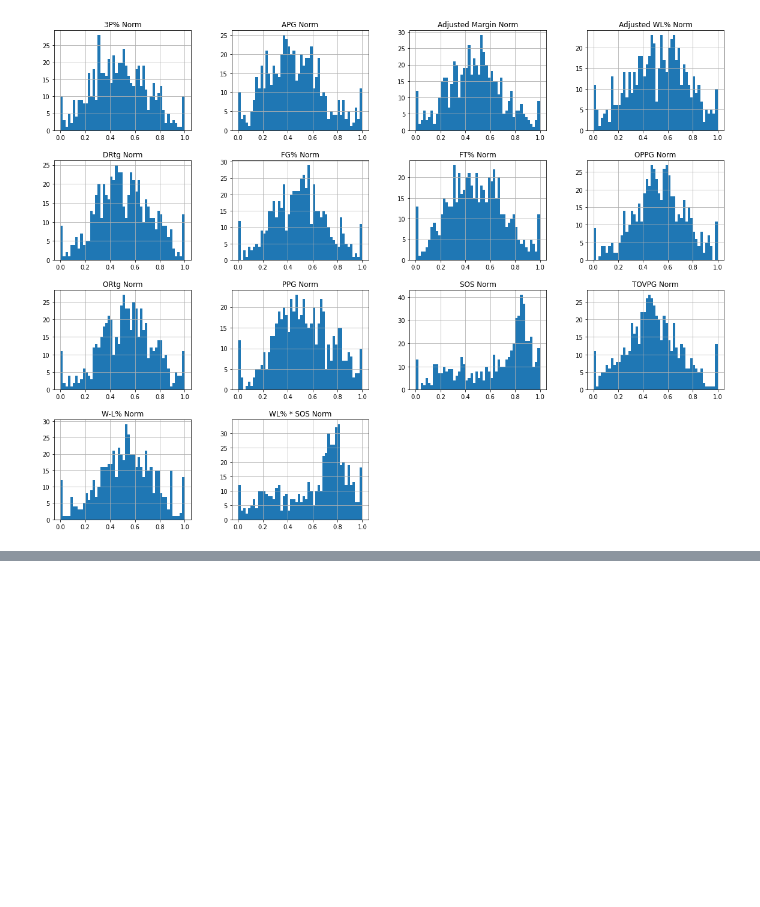
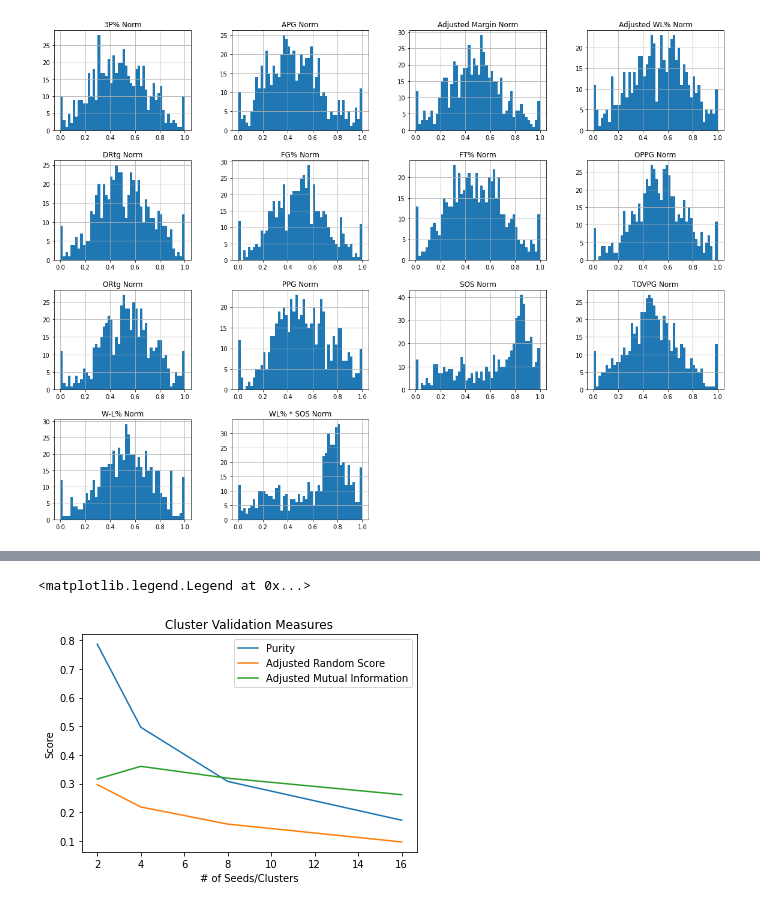
Before and after one commit to MaxMay95/CS7641-NCAA-Predictions, a Jupyter notebook: Max/hierarchical_clustering.ipynb, the cells around one changed output, grey strips where cells are left out. Cells and saved outputs as stored; diff of their text form; code cells hidden in the pictures; blank space fills up the shorter version.

```diff
--- a/Max/hierarchical_clustering.ipynb
+++ b/Max/hierarchical_clustering.ipynb
@@ -122,0 +261,4 @@ pDf3 = pd.DataFrame(data = pC3
+# %%
+y_new = rematch_clusters(y_true,y_pred)
+newConMat = metrics.cluster.contingency_matrix(y_true,y_new).T
+newConMat
@@ -122,0 +286,24 @@ pDf3 = pd.DataFrame(data = pC3
+# %%
+clusterSizes = [2,4,8,16]
+purity = np.zeros(len(clusterSizes))
+randScore = np.zeros(len(clusterSizes))
+mutInfo = np.zeros(len(clusterSizes))
+for i,seedNumber in enumerate(clusterSizes):
+    y_true = adjustNumberOfSeeds(seeds,seedNumber)
+    y_true = np.array(y_true)
+    hCluster = cluster.AgglomerativeClustering(n_clusters=seedNumber
+                                               ,affinity="euclidean"
+                                               ,linkage="average")
+    seedCluster = hCluster.fit(pcaTeam_stats)
+    y_pred = seedCluster.labels_
+
+    conMat = metrics.cluster.contingency_matrix(y_true,y_new).T
+    #Performance measures
+    purity[i] = np.sum(np.amax(conMat,axis=1))/np.sum(conMat)
+    print("Clustering in %d seeds reaches a purity of %.2f."%(seedNumber,purity[i]))
+
+    randScore[i] = metrics.adjusted_rand_score(y_true,y_pred)
+    print("Clustering in %d seeds reaches a adjusted rand index of %.2f."%(seedNumber,randScore[i]))
+
+    mutInfo[i] = metrics.adjusted_mutual_info_score(y_true,y_pred)
+    print("Clustering in %d seeds reaches a adjusted mutual information of %.2f."%(seedNumber,mutInfo[i]))
@@ -122,0 +323,11 @@ pDf3 = pd.DataFrame(data = pC3
+# %%
+plt.plot(clusterSizes,purity,label='Purity')
+plt.plot(clusterSizes,randScore,label='Adjusted Random Score')
+plt.plot(clusterSizes,mutInfo,label='Adjusted Mutual Information')
+plt.xlabel('# of Seeds/Clusters')
+plt.ylabel('Score')
+plt.title('Cluster Validation Measures')
+plt.legend()
+# %% [output]
+<matplotlib.legend.Legend at 0x...>
+[figure, added]
```
Also changed, not shown: parts of 43 cells of this notebook.
